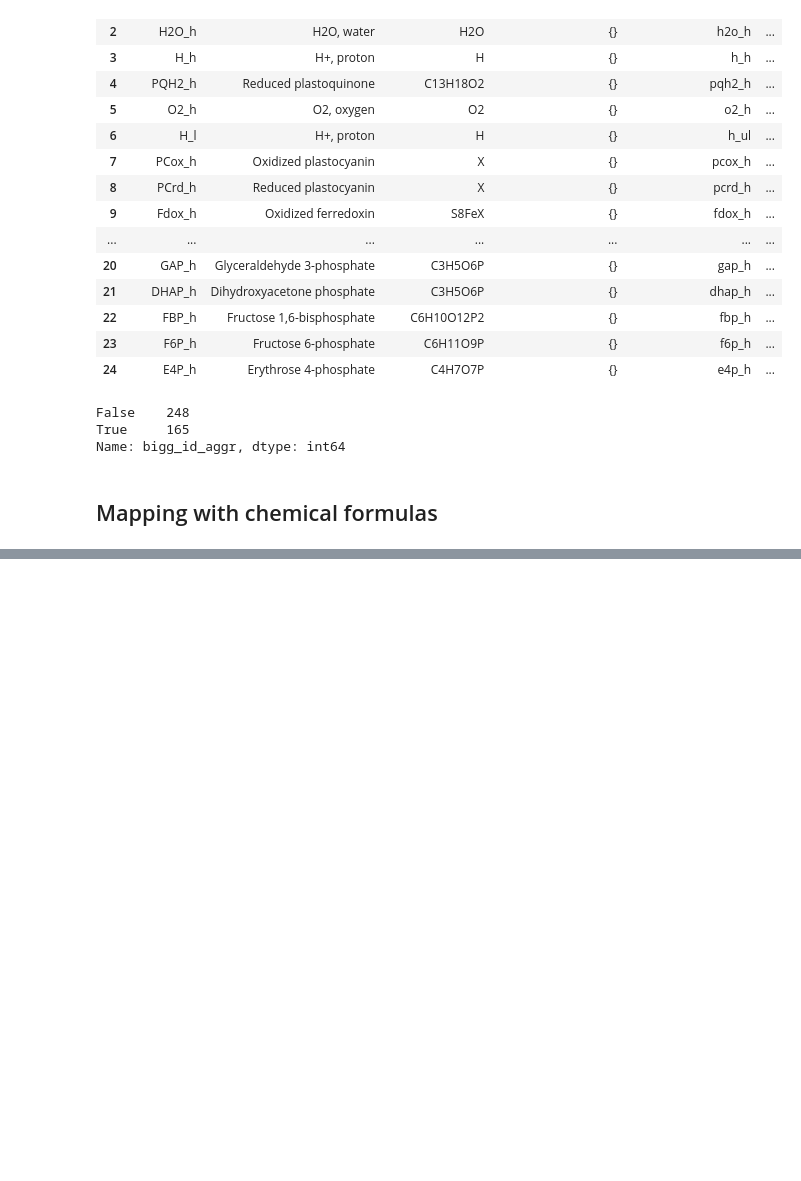
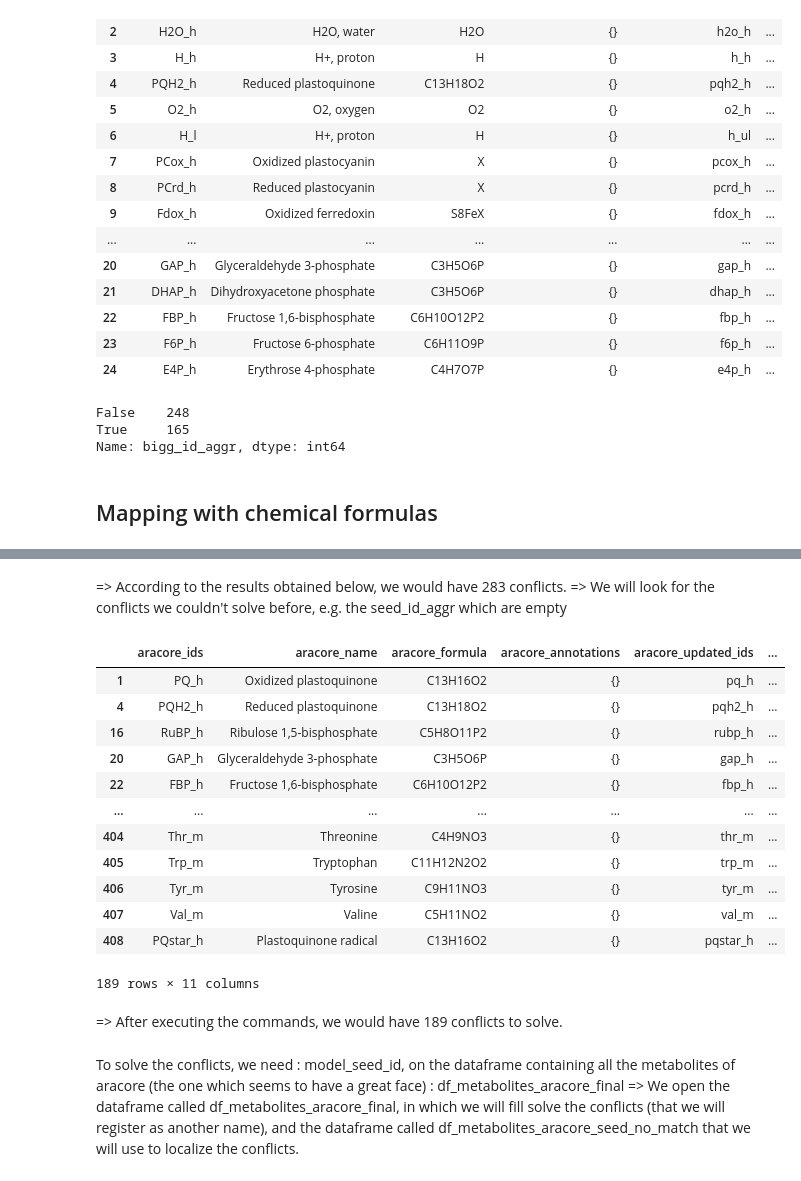
Before and after one commit to chloea31/AraCore, a Jupyter notebook: notebooks/2021-06-01-ca-metabolites-mapping.ipynb, the cells around one changed output, grey strips where cells are left out. Cells and saved outputs as stored; diff of their text form; code cells hidden in the pictures; blank space fills up the shorter version.

```diff
--- a/notebooks/2021-06-01-ca-metabolites-mapping.ipynb
+++ b/notebooks/2021-06-01-ca-metabolites-mapping.ipynb
@@ -718,0 +910,21 @@ df_metabolites_aracore.to_csv('../data/processed/2021-06-01-metabolite-mapping-t
+# %% [markdown]
+=> According to the results obtained below, we would have 283 conflicts.
+=> We will look for the conflicts we couldn't solve before, e.g. the seed_id_aggr which are empty
+# %%
+# We would like to look at the conflicts we want to solve
+df_metabolites_aracore_seed_no_match = df_metabolites_aracore_seed_conflicted[df_metabolites_aracore_seed_conflicted['seed_id_aggr'].apply(len) == 0].copy()
+df_metabolites_aracore_seed_no_match
+# %% [output]
+|  | aracore_ids | aracore_name | aracore_formula | aracore_annotations | aracore_updated_ids | ... |
+| 1 | PQ_h | Oxidized plastoquinone | C13H16O2 | {} | pq_h | ... |
+| 4 | PQH2_h | Reduced plastoquinone | C13H18O2 | {} | pqh2_h | ... |
+| 16 | RuBP_h | Ribulose 1,5-bisphosphate | C5H8O11P2 | {} | rubp_h | ... |
+| 20 | GAP_h | Glyceraldehyde 3-phosphate | C3H5O6P | {} | gap_h | ... |
+| 22 | FBP_h | Fructose 1,6-bisphosphate | C6H10O12P2 | {} | fbp_h | ... |
+| ... | ... | ... | ... | ... | ... | ... |
+| 404 | Thr_m | Threonine | C4H9NO3 | {} | thr_m | ... |
+| 405 | Trp_m | Tryptophan | C11H12N2O2 | {} | trp_m | ... |
+| 406 | Tyr_m | Tyrosine | C9H11NO3 | {} | tyr_m | ... |
+| 407 | Val_m | Valine | C5H11NO2 | {} | val_m | ... |
+| 408 | PQstar_h | Plastoquinone radical | C13H16O2 | {} | pqstar_h | ... |
+189 rows × 11 columns
@@ -718,0 +933,2 @@ df_metabolites_aracore.to_csv('../data/processed/2021-06-01-metabolite-mapping-t
+# %% [markdown]
+=> After executing the commands, we would have 189 conflicts to solve.
@@ -718,0 +938,3 @@ df_metabolites_aracore.to_csv('../data/processed/2021-06-01-metabolite-mapping-t
+# %% [markdown]
+To solve the conflicts, we need : model_seed_id, on the dataframe containing all the metabolites of aracore (the one which seems to have a great face) : df_metabolites_aracore_final
+=> We open the dataframe called df_metabolites_aracore_final, in which we will fill solve the conflicts (that we will register as another name), and the dataframe called df_metabolites_aracore_seed_no_match that we will use to localize the conflicts.
```
Also changed, not shown: parts of 23 cells of this notebook.
